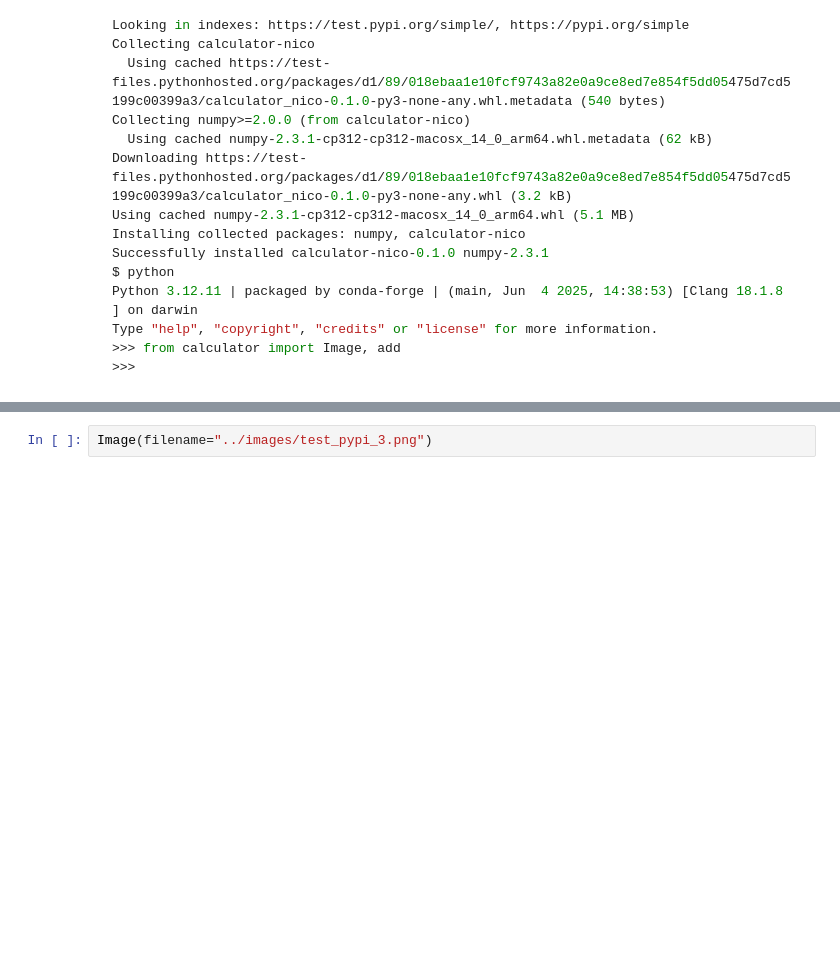
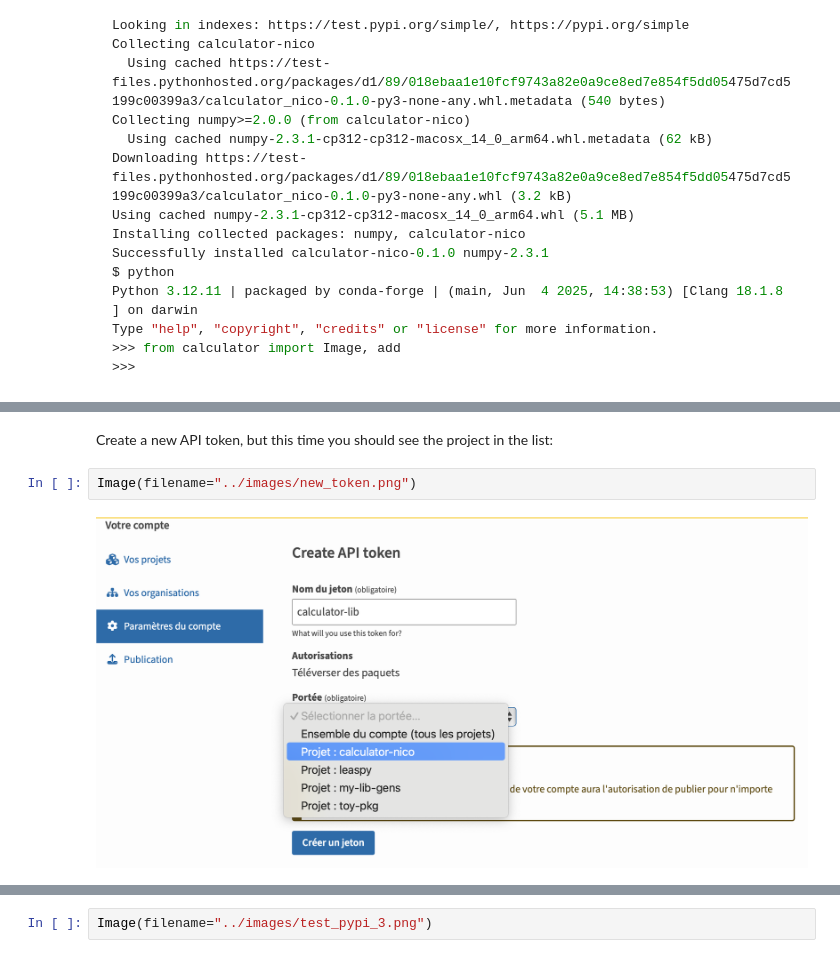
Before and after one commit to NicolasGensollen/formation-SED-2025, a Jupyter notebook: notebooks/Chapter6.ipynb, the cells around one changed output, grey strips where cells are left out. Saved outputs shown, nothing was run; the diff lists cells and outputs as text; blank space fills up the shorter version.

```diff
--- a/notebooks/Chapter6.ipynb
+++ b/notebooks/Chapter6.ipynb
@@ -401,0 +410,6 @@ Let's see what it looks like by creating one for our `v0.1.0` release. Click on
+# %% [markdown]
+Create a new API token, but this time you should see the project in the list:
+# %%
+Image(filename="../images/new_token.png")
+# %% [output]
+[figure, added]
```
Also changed, not shown: parts of 13 cells of this notebook, 10 other files.
